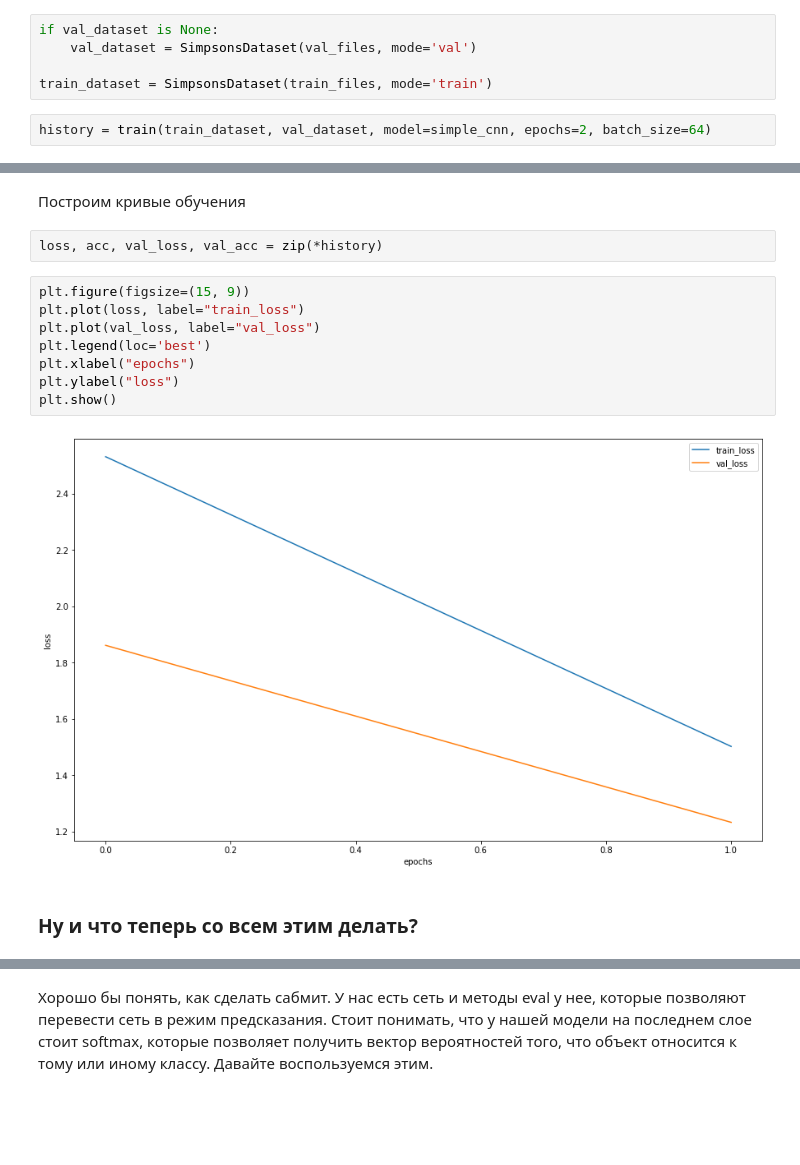
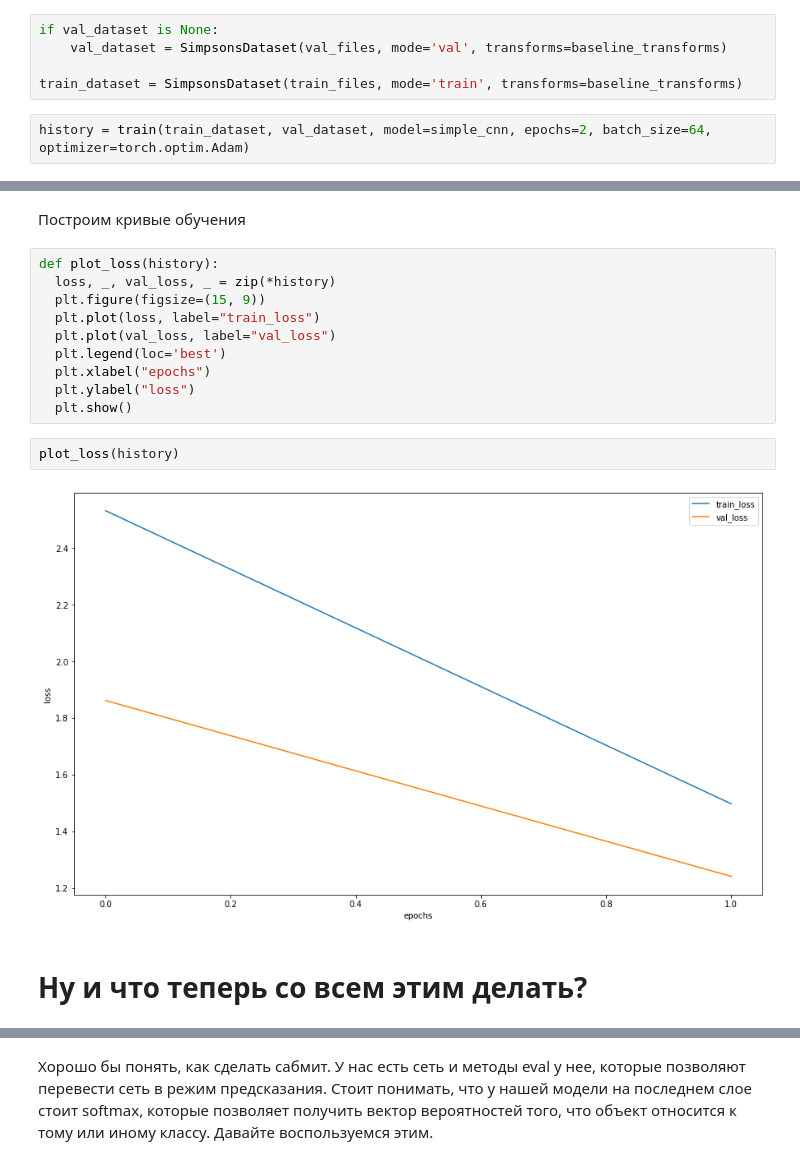
Before and after one commit to Shaorrran/dls-homeworks, a Jupyter notebook: task5/simpsons.ipynb, the cells around one changed output, grey strips where cells are left out. Saved outputs shown, nothing was run; the diff lists cells and outputs as text; blank space fills up the shorter version.

```diff
--- a/task5/simpsons.ipynb
+++ b/task5/simpsons.ipynb
@@ -453,9 +476,9 @@ Wed Nov 24 20:24:17 2021
 Запустим обучение сети.
 # %%
 if val_dataset is None:
-    val_dataset = SimpsonsDataset(val_files, mode='val')
+    val_dataset = SimpsonsDataset(val_files, mode='val', transforms=baseline_transforms)
 
-train_dataset = SimpsonsDataset(train_files, mode='train')
+train_dataset = SimpsonsDataset(train_files, mode='train', transforms=baseline_transforms)
 # %%
-history = train(train_dataset, val_dataset, model=simple_cnn, epochs=2, batch_size=64)
+history = train(train_dataset, val_dataset, model=simple_cnn, epochs=2, batch_size=64, optimizer=torch.optim.Adam)
 # %% [output]
@@ -466,19 +510,21 @@ Epoch 002 train_loss: 1.5020     val_loss 1.2326 train_acc 0.5907 val_acc 0.6676
 # %% [markdown]
 Построим кривые обучения
-# %%
-loss, acc, val_loss, val_acc = zip(*history)
 # %%
-plt.figure(figsize=(15, 9))
-plt.plot(loss, label="train_loss")
-plt.plot(val_loss, label="val_loss")
-plt.legend(loc='best')
-plt.xlabel("epochs")
-plt.ylabel("loss")
-plt.show()
+def plot_loss(history):
+  loss, _, val_loss, _ = zip(*history)
+  plt.figure(figsize=(15, 9))
+  plt.plot(loss, label="train_loss")
+  plt.plot(val_loss, label="val_loss")
+  plt.legend(loc='best')
+  plt.xlabel("epochs")
+  plt.ylabel("loss")
+  plt.show()
-# %% [output]
-[figure, removed]
+# %%
+plot_loss(history)
+# %% [output]
+[figure, added]
 # %% [markdown]
-### Ну и что теперь со всем этим делать?
+# Ну и что теперь со всем этим делать?
 # %% [markdown]
 ![alt text](https://www.indiewire.com/wp-content/uploads/2014/08/the-simpsons.jpg)
 # %% [markdown]
```
Also changed, not shown: parts of 51 cells of this notebook, 1 other file.
